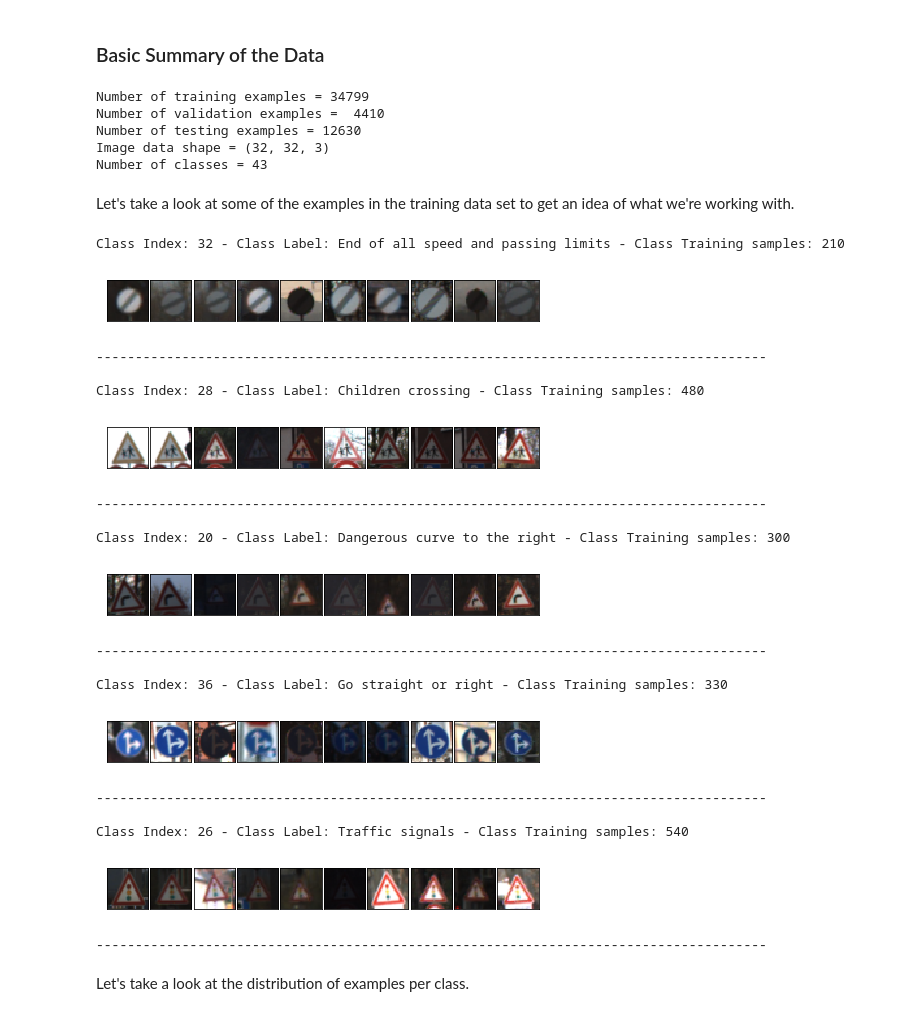
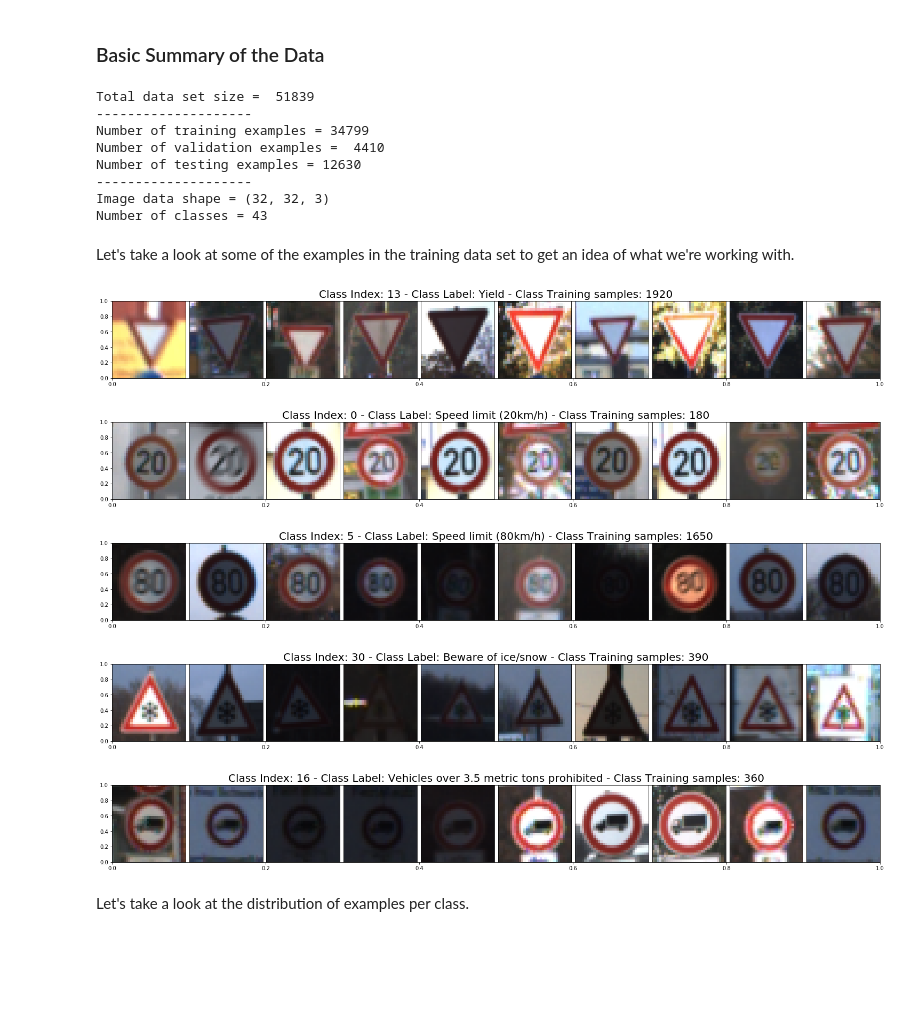
Before and after one commit to BVPhD/Udacity_SDC, a Jupyter notebook: COVNET_Road_Sign_Classifier/Traffic_Sign_Classifier.ipynb, the cells around one changed output. Cells and saved outputs as stored; diff of their text form; code cells hidden in the pictures; blank space fills up the shorter version.

```diff
--- a/COVNET_Road_Sign_Classifier/Traffic_Sign_Classifier.ipynb
+++ b/COVNET_Road_Sign_Classifier/Traffic_Sign_Classifier.ipynb
@@ -44,15 +50,21 @@ n_test = X_test.shape[0]
 image_shape = X_train.shape[1:]
 n_classes = len(np.unique(y_train))
 
+print("Total data set size = ", n_train+n_validation+n_test)
+print("-"*20)
 print("Number of training examples =", n_train)
 print("Number of validation examples = ", n_validation)
 print("Number of testing examples =", n_test)
+print("-"*20)
 print("Image data shape =", image_shape)
 print("Number of classes =", n_classes)
 # %% [output]
+Total data set size =  51839
+--------------------
 Number of training examples = 34799
 Number of validation examples =  4410
 Number of testing examples = 12630
+--------------------
 Image data shape = (32, 32, 3)
 Number of classes = 43
 # %% [markdown]
@@ -64,40 +76,27 @@ X_collections = []
 for cls in range(n_classes):
     X_collections.append(X_train[y_train == cls])
 # %%
+np.random.seed(1337)
 rand_class_sample = np.random.choice(range(len(X_collections)),5,replace=False)
 
 for cidx in rand_class_sample :
     clab = class_labels.values[cidx,1]
-    print("Class Index: %i - Class Label: %s - Class Training samples: %i" % (cidx,clab,len(X_collections[cidx])))
-    fig = plt.figure(figsize = (6,1))
+    title =("Class Index: %i - Class Label: %s - Class Training samples: %i" % (cidx,clab,len(X_collections[cidx])))
+    fig = plt.figure(figsize = (20,2))
     fig.subplots_adjust(left = 0, right = 1, bottom = 0, top = 1, hspace = 0.05, wspace = 0.05)
+    plt.title(title,fontsize=20)
     ridx = np.random.choice(range(len(X_collections[cidx])),10,replace=False)
     collection = X_collections[cidx][ridx]
     for i in range(10):
         axis = fig.add_subplot(1, 10, i + 1, xticks=[], yticks=[])
-        axis.imshow(collection[i])
+        axis.imshow(collection[i],aspect="auto")
     plt.show()
-    print("--------------------------------------------------------------------------------------\n")
 # %% [output]
-Class Index: 32 - Class Label: End of all speed and passing limits - Class Training samples: 210
-[figure, old version]
+[figure, new version]
---------------------------------------------------------------------------------------
-
-Class Index: 28 - Class Label: Children crossing - Class Training samples: 480
-[figure, old version]
+[figure, new version]
---------------------------------------------------------------------------------------
-
-Class Index: 20 - Class Label: Dangerous curve to the right - Class Training samples: 300
-[figure, old version]
+[figure, new version]
---------------------------------------------------------------------------------------
-
-Class Index: 36 - Class Label: Go straight or right - Class Training samples: 330
-[figure, old version]
+[figure, new version]
---------------------------------------------------------------------------------------
-
-Class Index: 26 - Class Label: Traffic signals - Class Training samples: 540
-[figure, old version]
+[figure, new version]
---------------------------------------------------------------------------------------
 # %% [markdown]
 Let's take a look at the distribution of examples per class.
 # %%
```
Also changed, not shown: parts of 55 cells of this notebook.
